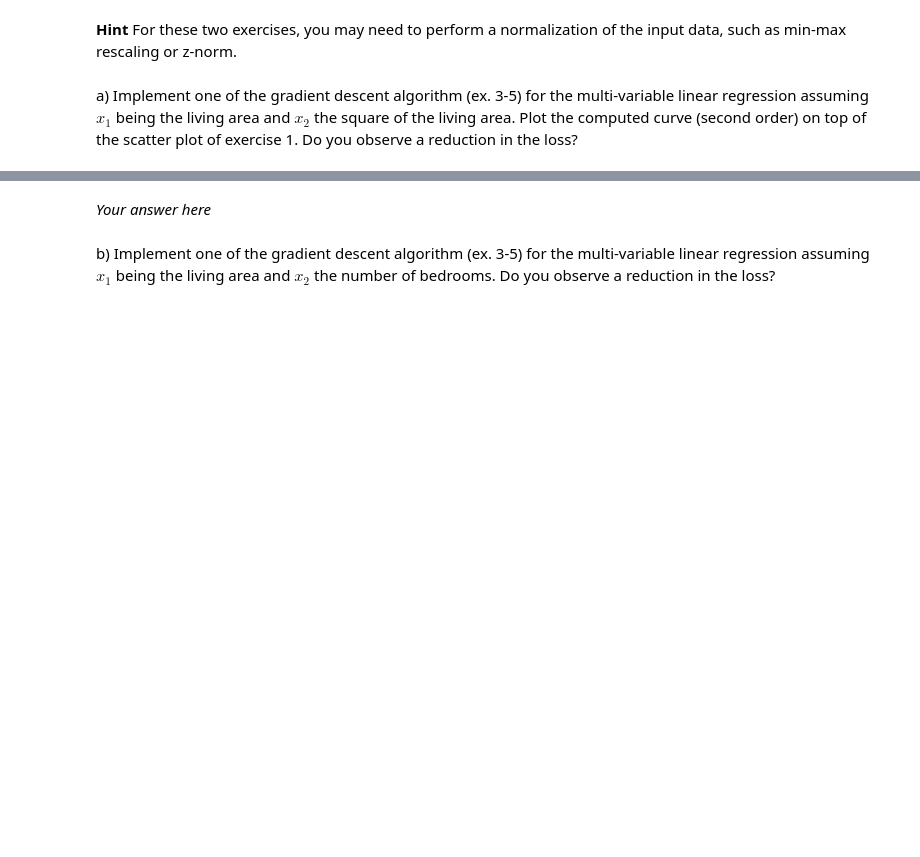
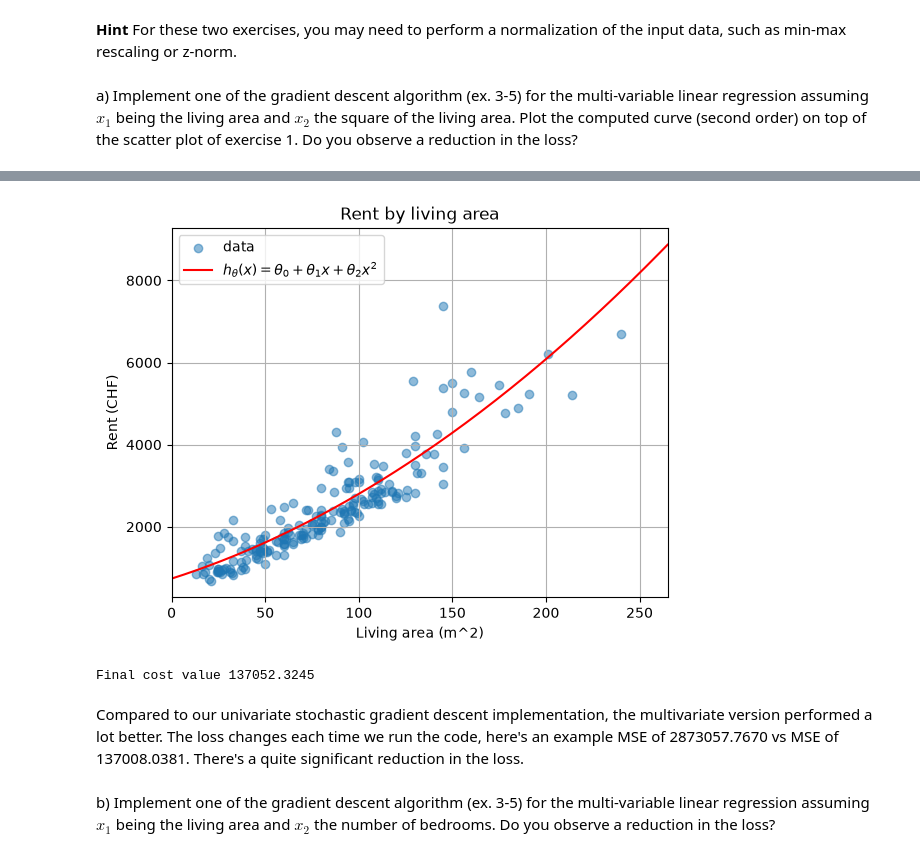
Before and after one commit to NoeBerdoz/FTP_MachLe, a Jupyter notebook: PW5/pw_resources/pw5-linear-regression-michael.ipynb, the cells around one changed output, grey strips where cells are left out. Saved outputs shown, nothing was run; the diff lists cells and outputs as text; code cells hidden in the pictures; blank space fills up the shorter version.

```diff
--- a/PW5/pw_resources/pw5-linear-regression-michael.ipynb
+++ b/PW5/pw_resources/pw5-linear-regression-michael.ipynb
@@ -451,0 +411,4 @@ anim.save("mini_batch_gradient_descent.gif", writer=PillowWriter(fps=20))
+# %%
+x_mean, x_std = X.mean(), X.std()
+x_norm = (X - x_mean) / x_std
+print(f'Final cost value {np.mean((intercept + slope * x_norm - y) ** 2) / 2:.4f}')
@@ -472,0 +501,7 @@ a) Implement one of the gradient descent algorithm (ex. 3-5) for the multi-varia
+# %%
+# Feature matrix: x1 = area, x2 = area^2
+X_poly = np.column_stack([X, X ** 2])   # shape (N, 2)
+
+history, intercept, slopes = multi_stochastic_gradient_descent(X_poly, y)
+theta_0, theta_1, theta_2 = intercept, slopes[0], slopes[1]
+print(f"h(x) = {theta_0:.2f} + {theta_1:.3f}*x + {theta_2:.5f}*x^2")
@@ -472,0 +526,17 @@ a) Implement one of the gradient descent algorithm (ex. 3-5) for the multi-varia
+# %%
+plt.title("Rent by living area")
+plt.xlabel("Living area (m^2)")
+plt.ylabel("Rent (CHF)")
+plt.scatter(X, y, alpha=0.5, label="data")
+
+x_curve = np.linspace(0.0, X.max() + 25, 200)
+y_curve = theta_0 + theta_1 * x_curve + theta_2 * x_curve ** 2
+plt.plot(x_curve, y_curve, color="red",
+        label=r"$h_{\theta}(x) = \theta_0 + \theta_1 x + \theta_2 x^2$")
+
+plt.xlim(0.0, X.max() + 25)
+plt.legend()
+plt.grid(True)
+plt.show()
+# %% [output]
+[figure, added]
@@ -473,5 +587,11 @@ a) Implement one of the gradient descent algorithm (ex. 3-5) for the multi-varia
+# %%
+y_pred = intercept + X_poly @ slopes
+final_cost = np.mean((y_pred - y) ** 2) / 2
+print(f"Final cost value {final_cost:.4f}")
+# %% [output]
+Final cost value 137052.3245
 # %% [markdown]
-_Your answer here_
+Compared to our univariate stochastic gradient descent implementation, the multivariate version performed a lot better. The loss changes each time we run the code, here's an example MSE of 2873057.7670 vs MSE of 137008.0381. There's a quite significant reduction in the loss.
 # %% [markdown]
 b) Implement one of the gradient descent algorithm (ex. 3-5) for the multi-variable linear regression assuming $x_1$ being the living area and $x_2$ the number of bedrooms. Do you observe a reduction in the loss?
 # %%
```
Also changed, not shown: parts of 18 cells of this notebook, 3 other files.
